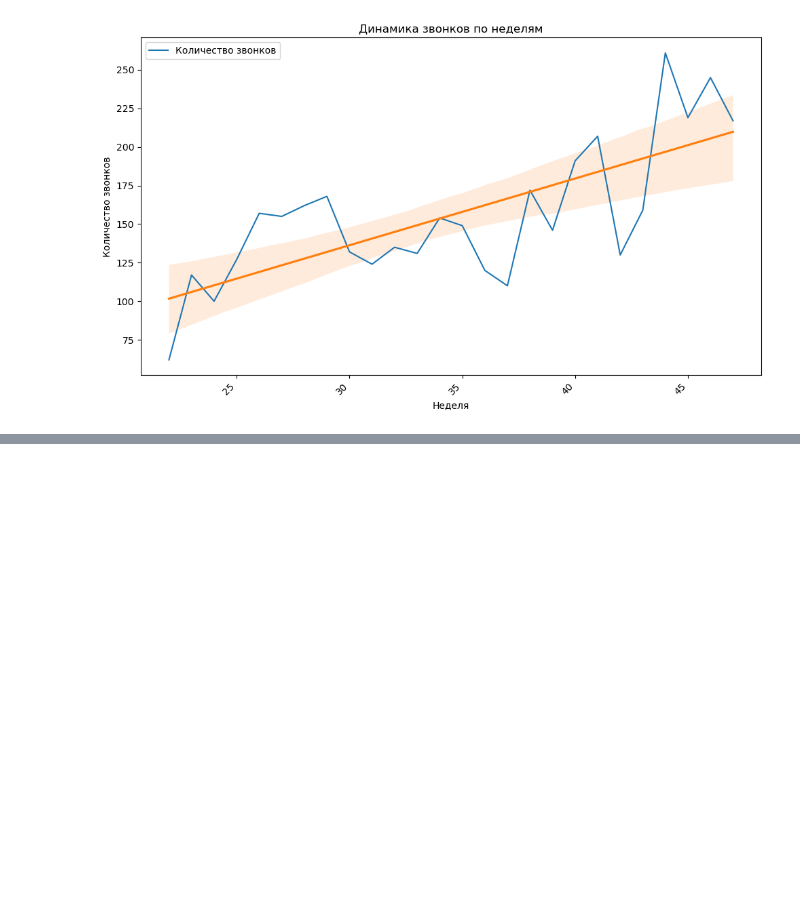
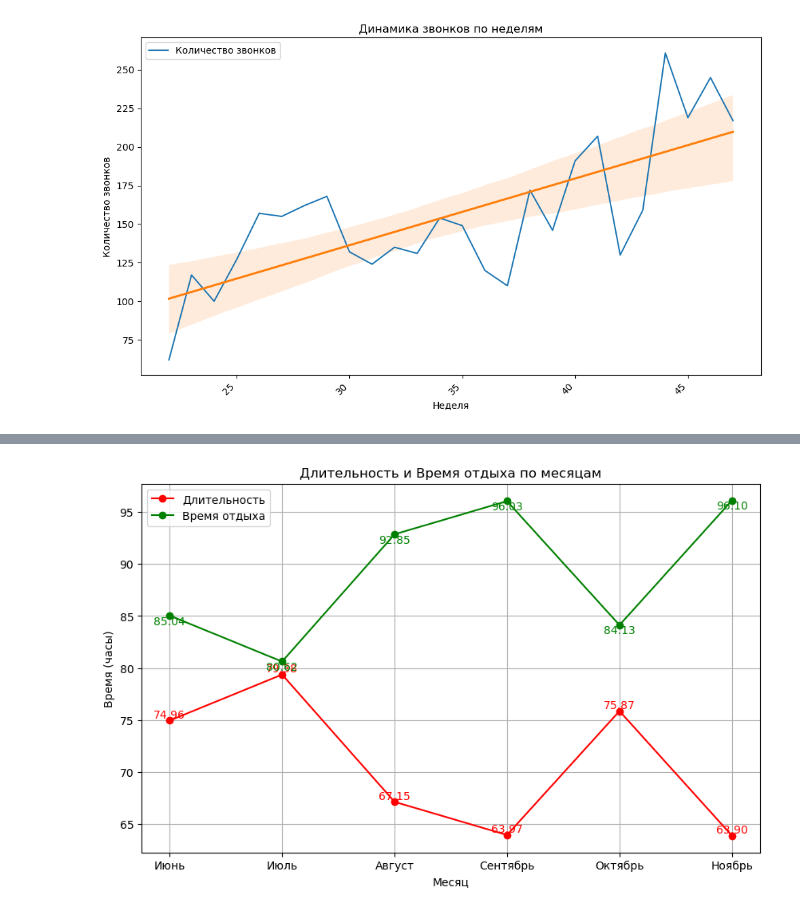
Before and after one commit to MaximManuyko/Jupyter, a Jupyter notebook: ДатаСет Звонки.ipynb, the cells around one changed output, grey strips where cells are left out. Saved outputs shown, nothing was run; the diff lists cells and outputs as text; code cells hidden in the pictures; blank space fills up the shorter version.

```diff
--- a/ДатаСет Звонки.ipynb
+++ b/ДатаСет Звонки.ipynb
@@ -215,0 +404,75 @@ plt.show()
+# %%
+import pandas as pd
+import matplotlib.pyplot as plt
+
+# Замените 'your_file.xlsx' на путь к вашему файлу Excel
+file_path = 'DataSet.xlsx'
+
+# Используйте функцию read_excel для чтения данных из Excel файла
+df = pd.read_excel(file_path)
+
+# Преобразуйте столбец "Дата" в формат datetime
+df['Дата'] = pd.to_datetime(df['Дата'])
+
+# Выделите месяц и создайте новый столбец "Месяц" на русском языке
+month_names_russian = {
+    1: 'Январь',
+    2: 'Февраль',
+    3: 'Март',
+    4: 'Апрель',
+    5: 'Май',
+    6: 'Июнь',
+    7: 'Июль',
+    8: 'Август',
+    9: 'Сентябрь',
+    10: 'Октябрь',
+    11: 'Ноябрь',
+    12: 'Декабрь'
+}
+
+df['Месяц'] = df['Дата'].dt.month.map(month_names_russian)
+
+# Преобразуйте столбец "Длительность" в формат час:мин:сек
+df['Длительность'] = pd.to_timedelta(df['Длительность'], unit='s')
+
+# Сгруппируйте данные по месяцам и найдите сумму длительности разговоров
+result = df.groupby('Месяц')['Длительность'].sum()
+
+# Конвертируйте длительность в часы
+result = result.apply(lambda x: x.total_seconds() / 3600)
+
+# Создайте DataFrame с результатами
+result_df = pd.DataFrame({'Месяц': result.index, 'Длительность': result.values})
+
+# Отсортийте DataFrame по месяцам
+result_df['Месяц'] = pd.Categorical(result_df['Месяц'], categories=month_names_russian.values(), ordered=True)
+result_df = result_df.sort_values('Месяц')
+
+# Добавьте колонку "Время отдыха"
+result_df['Время отдыха'] = 160 - result_df['Длительность']
+
+# Постройте линейный график
+plt.figure(figsize=(10, 6))
+
+# График для "Длительность" (красный цвет)
+plt.plot(result_df['Месяц'], result_df['Длительность'], marker='o', color='red', label='Длительность')
+
+# График для "Время отдыха" (зелёный цвет)
+plt.plot(result_df['Месяц'], result_df['Время отдыха'], marker='o', color='green', label='Время отдыха')
+
+# Укажите значения в точках
+for i, txt in enumerate(result_df['Длительность']):
+    plt.annotate(f'{txt:.2f}', (result_df['Месяц'].iloc[i], result_df['Длительность'].iloc[i]), ha='center', va='bottom', color='red')
+
+for i, txt in enumerate(result_df['Время отдыха']):
+    plt.annotate(f'{txt:.2f}', (result_df['Месяц'].iloc[i], result_df['Время отдыха'].iloc[i]), ha='center', va='top', color='green')
+
+# Настройки графика
+plt.title('Длительность и Время отдыха по месяцам')
+plt.xlabel('Месяц')
+plt.ylabel('Время (часы)')
+plt.legend()
+plt.grid(True)
+plt.show()
+# %% [output]
+[figure, added]
```
Also changed, not shown: parts of 12 cells of this notebook.
